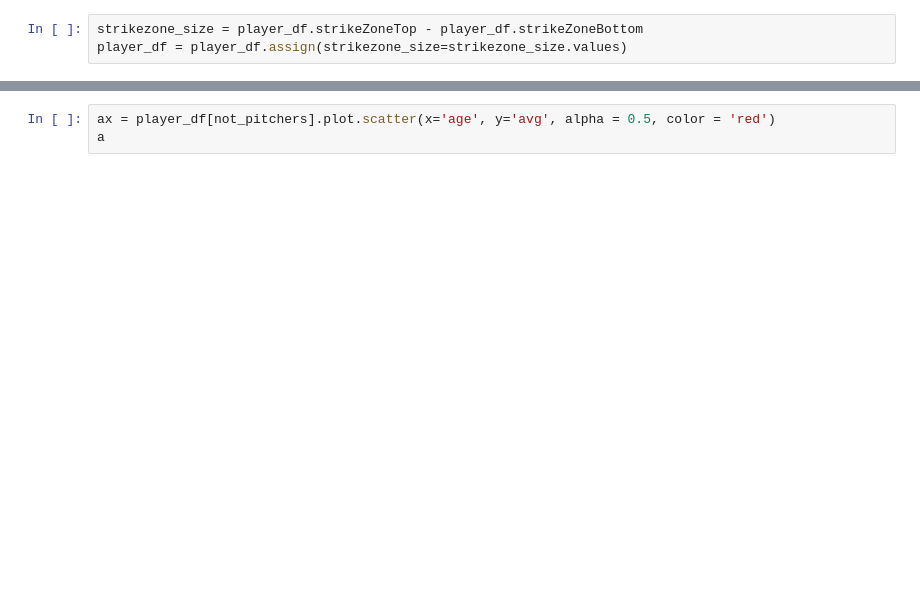
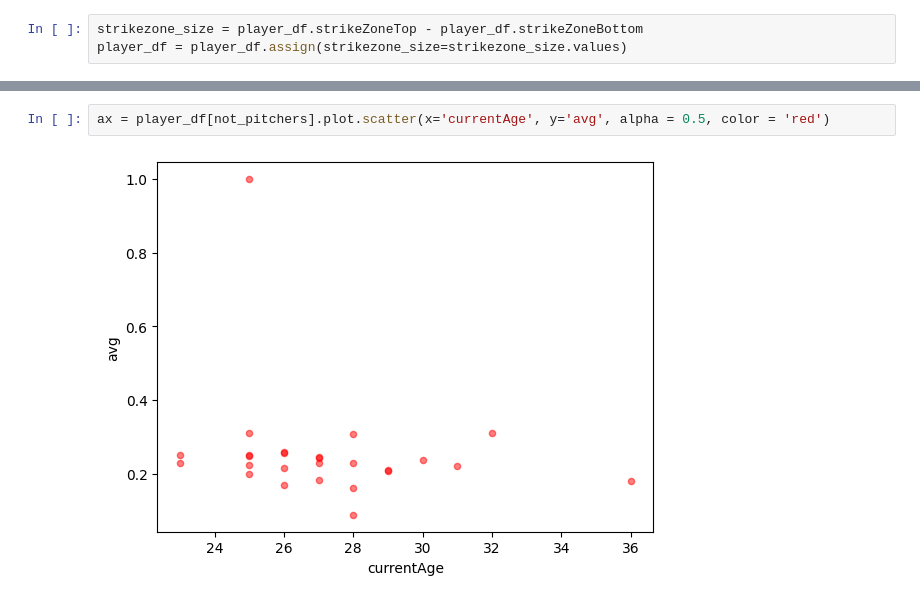
Before and after one commit to ztblick/baseball-data, a Jupyter notebook: battingStats.ipynb, the cells around one changed output, grey strips where cells are left out. Saved outputs shown, nothing was run; the diff lists cells and outputs as text; blank space fills up the shorter version.

```diff
--- a/battingStats.ipynb
+++ b/battingStats.ipynb
@@ -92,3 +139,4 @@ ax.set_ylabel('Primary Position')
 # %%
-ax = player_df[not_pitchers].plot.scatter(x='age', y='avg', alpha = 0.5, color = 'red')
-a
+ax = player_df[not_pitchers].plot.scatter(x='currentAge', y='avg', alpha = 0.5, color = 'red')
+# %% [output]
+[figure, added]
```
Also changed, not shown: parts of 11 cells of this notebook, 6 other files.
